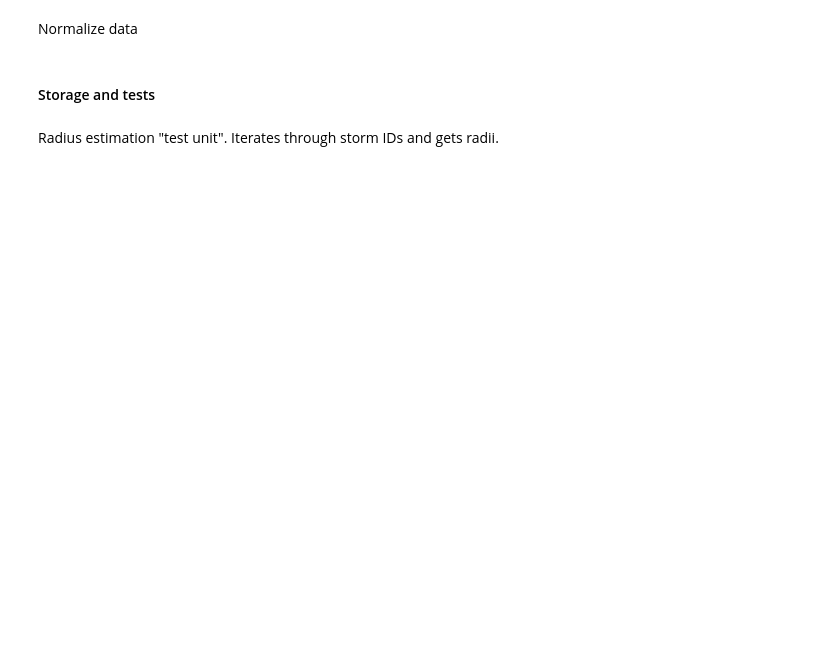
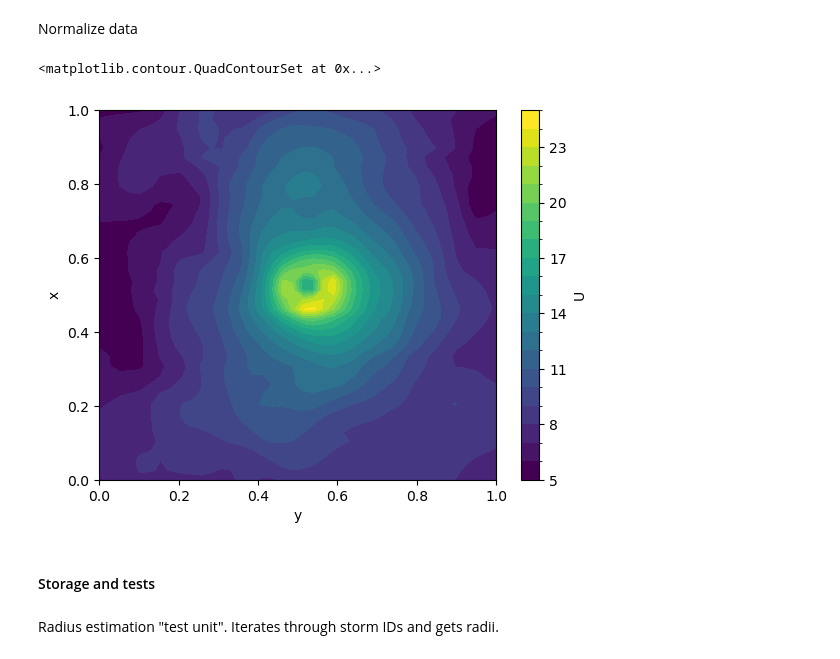
Before and after one commit to mr-gabrielrios/research, a Jupyter notebook: scripts/tc_storage_algorithm.ipynb, the cells around one changed output. Saved outputs shown, nothing was run; the diff lists cells and outputs as text; code cells hidden in the pictures; blank space fills up the shorter version.

```diff
--- a/scripts/tc_storage_algorithm.ipynb
+++ b/scripts/tc_storage_algorithm.ipynb
@@ -49,7 +53,7 @@ def tc_storage(model, experiment, year_range, storm_type, random_num=None, bench
 
     # Retrieve model data over specified year range.
     # This is here so that both TC-specific and associated global model data can be analyzed together.
-    model_output = retrieve_model_data(model_dir, year_range=(min(year_range), max(year_range)), output_type='atmos_daily')
+    model_output = retrieve_model_data(model_dir, year_range=(min(year_range), max(year_range)), output_type='atmos_month', benchmarking=benchmarking)
 
     if benchmarking:
         print('Model output access time: {0:.3f} s'.format(time.time() - lap))
@@ -65,7 +69,7 @@ def tc_storage(model, experiment, year_range, storm_type, random_num=None, bench
         lap = time.time()
 
     # Get radius for each storm to use for future normalization
-    storm_model_output = add_radius(storm_model_output)
+    storm_model_output = add_radius(storm_model_output, benchmarking=benchmarking)
 
     if benchmarking:
         print('Radius derivation computation time: {0:.3f} s'.format(time.time() - lap))
@@ -579,7 +640,7 @@ def tc_normalization(storms, var='U', test_num=None):
 # %% [markdown]
 Get data
 # %%
-models = ['HIRAM']
+models = ['AM2.5']
 experiments = ['control', 'ktc']
 storm_type = 'C15w'
 year_range = (101, 120)
@@ -608,8 +680,11 @@ Normalize data
 # %%
 var = 'U'
 data['AM2.5']['control']['tc_normalized_{0}'.format(var)] = tc_normalization(data['AM2.5']['control']['tc_model_output'], var=var)
 data['AM2.5']['ktc']['tc_normalized_{0}'.format(var)] = tc_normalization(data['AM2.5']['ktc']['tc_model_output'], var=var)
-(data['AM2.5']['ktc']['tc_normalized_{0}'.format(var)].mean('time') - data['AM2.5']['control']['tc_normalized_{0}'.format(var)].mean('time')).plot.contourf(levels=16)
+(data['AM2.5']['control']['tc_normalized_{0}'.format(var)].mean('time')).plot.contourf(levels=24)
+# %% [output]
+<matplotlib.contour.QuadContourSet at 0x...>
+[figure, added]
 # %% [markdown]
 #### Storage and tests
 # %%
```
Also changed, not shown: parts of 17 cells of this notebook.
